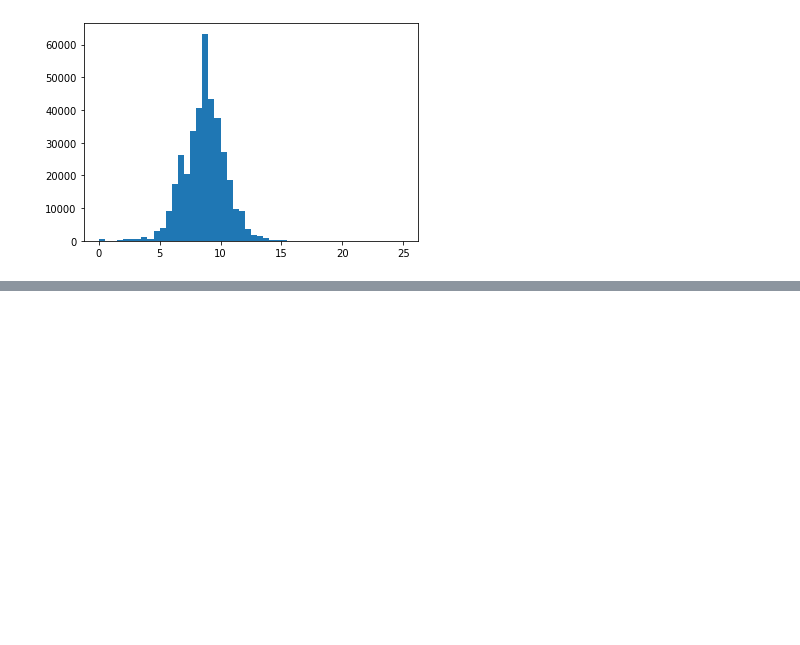
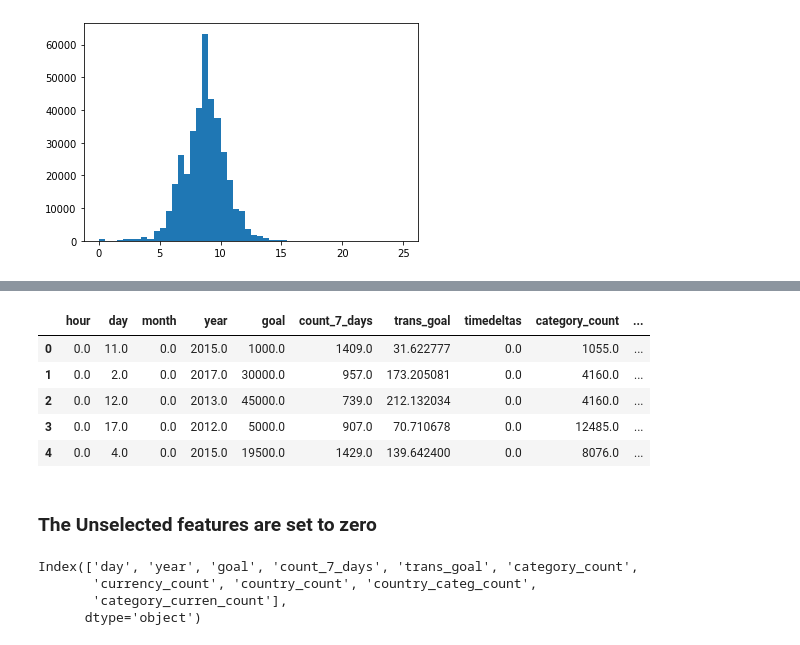
Before and after one commit to georgek2/Category_Encoders, a Jupyter notebook: Refined/count_the_one.ipynb, the cells around one changed output, grey strips where cells are left out. Saved outputs shown, nothing was run; the diff lists cells and outputs as text; code cells hidden in the pictures; blank space fills up the shorter version.

Commit message:
Feature Selection

```diff
--- a/Refined/count_the_one.ipynb
+++ b/Refined/count_the_one.ipynb
@@ -468,0 +550,2 @@ score_2
+# %%
+selector = SelectKBest(f_classif, k=10)
@@ -468,0 +554,3 @@ score_2
+# %%
+selected = selector.fit_transform(train_2[features], train_2['outcome'])
+selected
@@ -468,0 +571,22 @@ score_2
+# %%
+# Inverse_transform to get back the array with original data
+feature_select = pd.DataFrame(selector.inverse_transform(selected), index=train.index, columns=features)
+feature_select.head()
+# %% [output]
+|  | hour | day | month | year | goal | count_7_days | trans_goal | timedeltas | category_count | ... |
+| 0 | 0.0 | 11.0 | 0.0 | 2015.0 | 1000.0 | 1409.0 | 31.622777 | 0.0 | 1055.0 | ... |
+| 1 | 0.0 | 2.0 | 0.0 | 2017.0 | 30000.0 | 957.0 | 173.205081 | 0.0 | 4160.0 | ... |
+| 2 | 0.0 | 12.0 | 0.0 | 2013.0 | 45000.0 | 739.0 | 212.132034 | 0.0 | 4160.0 | ... |
+| 3 | 0.0 | 17.0 | 0.0 | 2012.0 | 5000.0 | 907.0 | 70.710678 | 0.0 | 12485.0 | ... |
+| 4 | 0.0 | 4.0 | 0.0 | 2015.0 | 19500.0 | 1429.0 | 139.642400 | 0.0 | 8076.0 | ... |
+# %% [markdown]
+### The Unselected features are set to zero
+# %%
+# Get the selected Feature Cols..>> Where the Variance is NOn-zero
+cols_select = feature_select.columns[feature_select.var() !=0]
+cols_select
+# %% [output]
+Index(['day', 'year', 'goal', 'count_7_days', 'trans_goal', 'category_count',
+       'currency_count', 'country_count', 'country_categ_count',
+       'category_curren_count'],
+      dtype='object')
```
Also changed, not shown: parts of 25 cells of this notebook.
